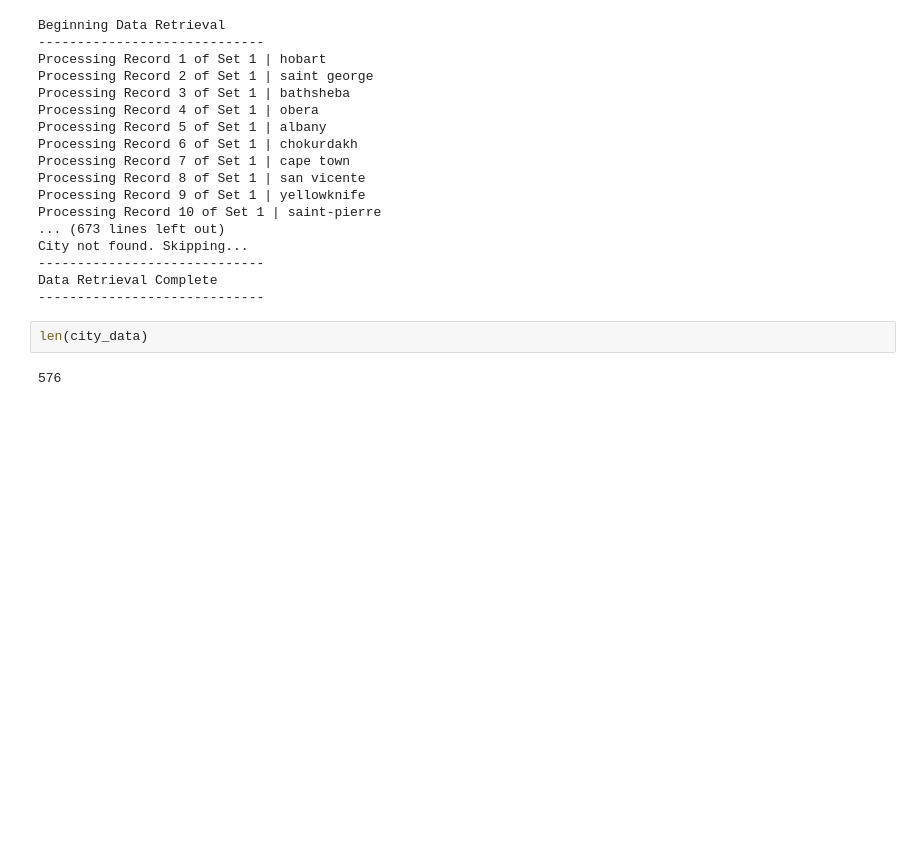
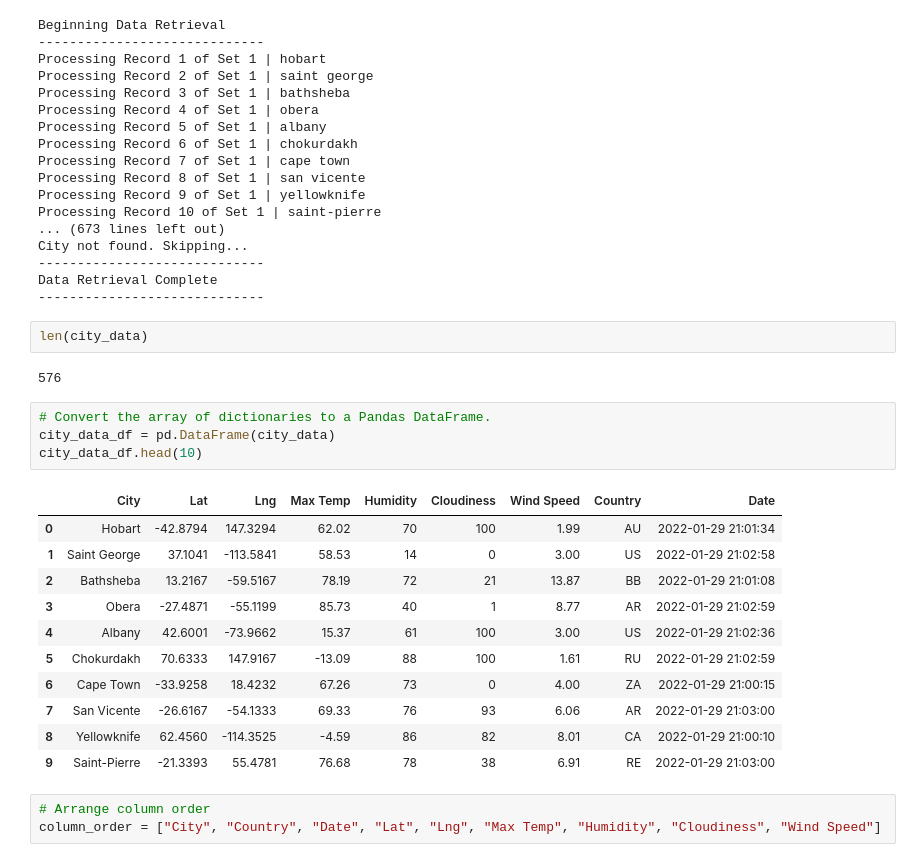
Before and after one commit to stovepipe/World_Weather_Analysis, a Jupyter notebook: WeatherPy.ipynb, the cells around one changed output. Cells and saved outputs as stored; diff of their text form; blank space fills up the shorter version.

Commit message:
Dataframe and export csv

```diff
--- a/WeatherPy.ipynb
+++ b/WeatherPy.ipynb
@@ -144,3 +144,22 @@ Data Retrieval Complete
 len(city_data)
 # %% [output]
 576
+# %%
+# Convert the array of dictionaries to a Pandas DataFrame.
+city_data_df = pd.DataFrame(city_data)
+city_data_df.head(10)
+# %% [output]
+|  | City | Lat | Lng | Max Temp | Humidity | Cloudiness | Wind Speed | Country | Date |
+| 0 | Hobart | -42.8794 | 147.3294 | 62.02 | 70 | 100 | 1.99 | AU | 2022-01-29 21:01:34 |
+| 1 | Saint George | 37.1041 | -113.5841 | 58.53 | 14 | 0 | 3.00 | US | 2022-01-29 21:02:58 |
+| 2 | Bathsheba | 13.2167 | -59.5167 | 78.19 | 72 | 21 | 13.87 | BB | 2022-01-29 21:01:08 |
+| 3 | Obera | -27.4871 | -55.1199 | 85.73 | 40 | 1 | 8.77 | AR | 2022-01-29 21:02:59 |
+| 4 | Albany | 42.6001 | -73.9662 | 15.37 | 61 | 100 | 3.00 | US | 2022-01-29 21:02:36 |
+| 5 | Chokurdakh | 70.6333 | 147.9167 | -13.09 | 88 | 100 | 1.61 | RU | 2022-01-29 21:02:59 |
+| 6 | Cape Town | -33.9258 | 18.4232 | 67.26 | 73 | 0 | 4.00 | ZA | 2022-01-29 21:00:15 |
+| 7 | San Vicente | -26.6167 | -54.1333 | 69.33 | 76 | 93 | 6.06 | AR | 2022-01-29 21:03:00 |
+| 8 | Yellowknife | 62.4560 | -114.3525 | -4.59 | 86 | 82 | 8.01 | CA | 2022-01-29 21:00:10 |
+| 9 | Saint-Pierre | -21.3393 | 55.4781 | 76.68 | 78 | 38 | 6.91 | RE | 2022-01-29 21:03:00 |
+# %%
+# Arrange column order
+column_order = ["City", "Country", "Date", "Lat", "Lng", "Max Temp", "Humidity", "Cloudiness", "Wind Speed"]
```
Also changed, not shown: parts of 2 cells of this notebook.
